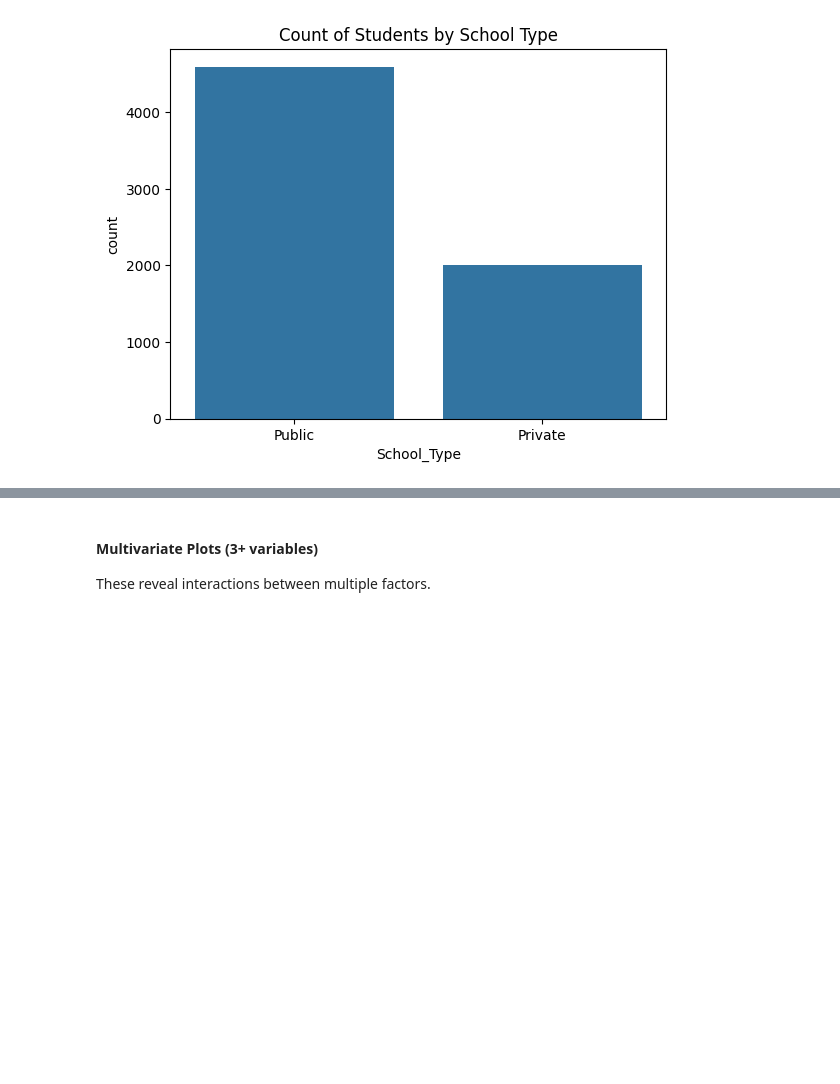
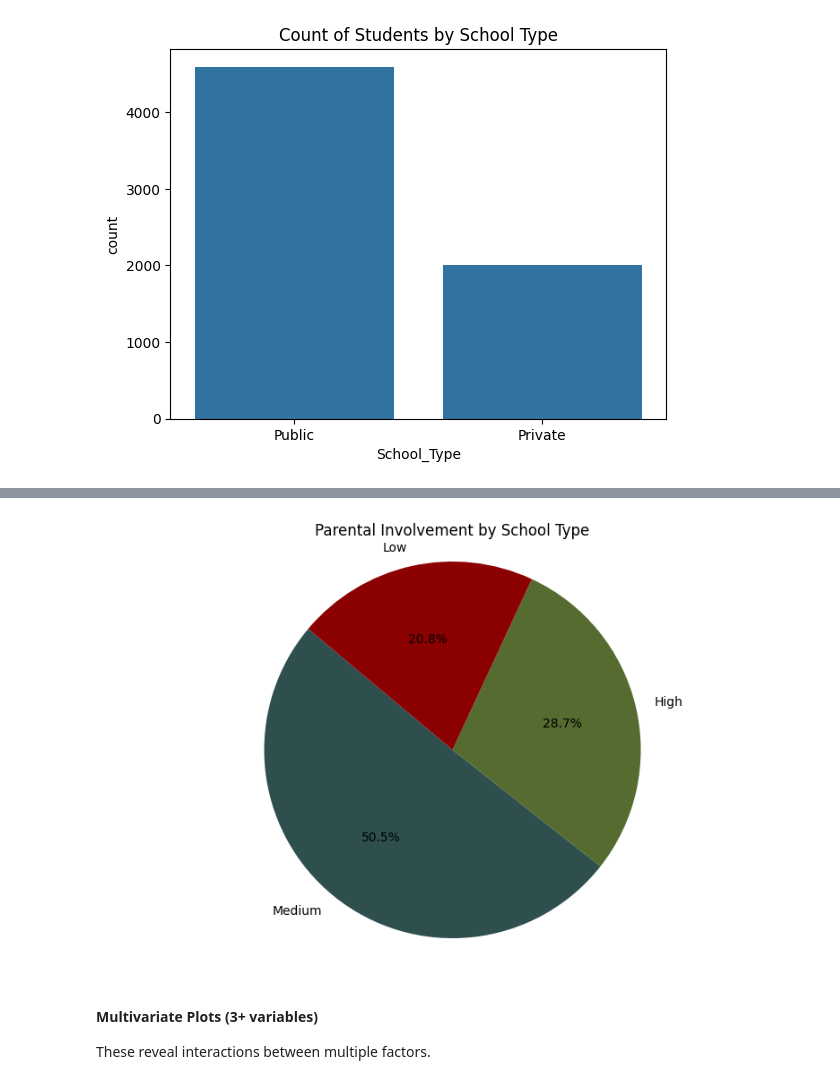
Before and after one commit to PalesaMonica/Wits-Data-Science-Interest-Group, a Jupyter notebook: Data Analysis/data analysis.ipynb, the cells around one changed output, grey strips where cells are left out. Cells and saved outputs as stored; diff of their text form; code cells hidden in the pictures; blank space fills up the shorter version.

```diff
--- a/Data Analysis/data analysis.ipynb
+++ b/Data Analysis/data analysis.ipynb
@@ -397,3 +438,15 @@ plt.show()
+# %%
+public_school=data[data["School_Type"] == "Public"]
+
+pi_counts=public_school['Parental_Involvement'].value_counts()
+
+plt.figure(figsize=(10,6))
+plt.pie(pi_counts,labels=pi_counts.index,autopct='%1.1f%%',startangle=140,colors=['#2f4f4f', '#556b2f', '#8b0000'])
+plt.title("Parental Involvement by School Type")
+plt.axis('equal')
+plt.show()
+# %% [output]
+[figure, added]
 # %% [markdown]
 #### Multivariate Plots (3+ variables)
 These reveal interactions between multiple factors.
```
Also changed, not shown: parts of 25 cells of this notebook.
